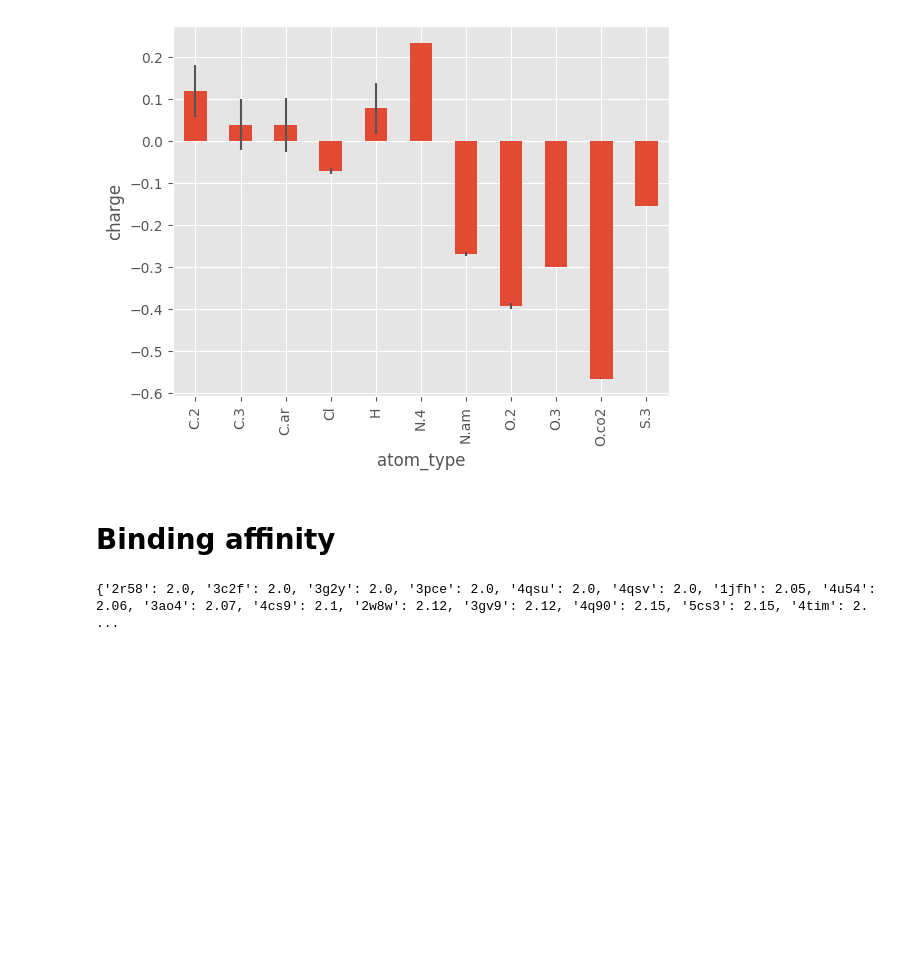
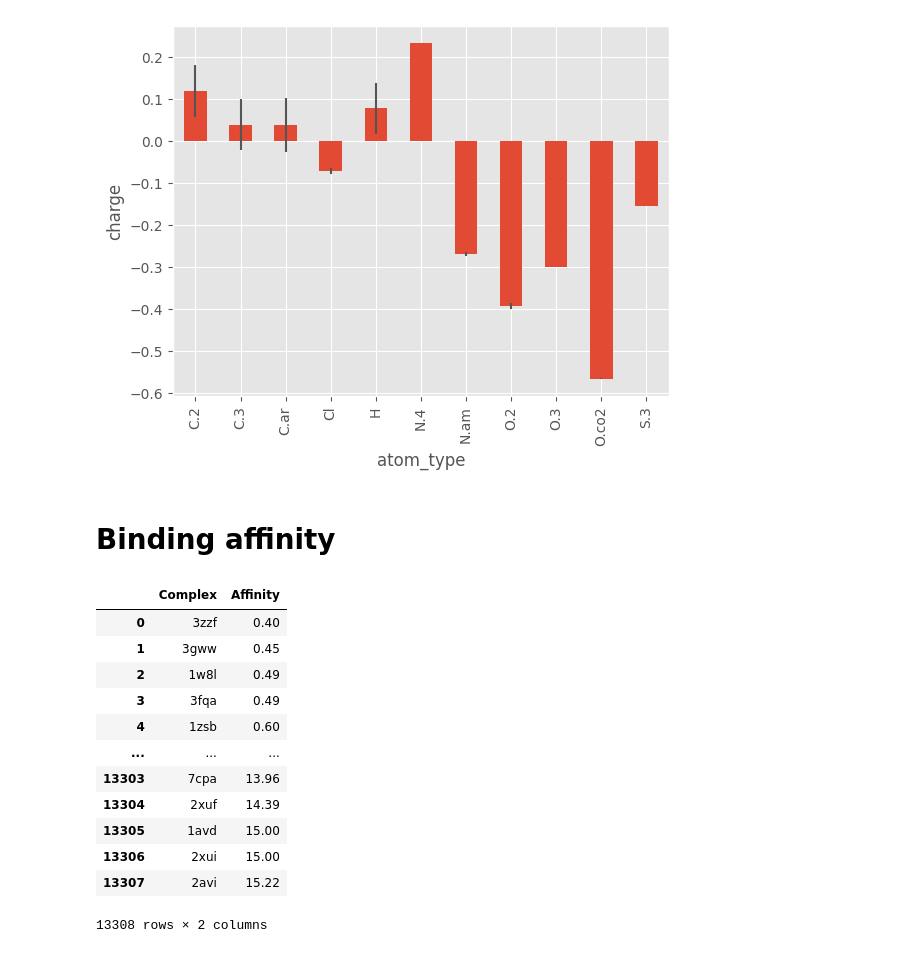
Before and after one commit to Gilgamesh60/Binding_affinity_predictor, a Jupyter notebook: PDBBindv2016_data_visualizations.ipynb, the cells around one changed output. Drawn from its saved outputs; the diff is of its cells as text; code cells hidden in the pictures; blank space fills up the shorter version.

```diff
--- a/PDBBindv2016_data_visualizations.ipynb
+++ b/PDBBindv2016_data_visualizations.ipynb
@@ -298,7 +298,21 @@ def get_binding_affinity(filename):
 
     return map_complex_to_affinity
 # %%
-map_complex_to_affinity = get_binding_affinity("/content/drive/MyDrive/binding_affinity_project/general-set-except-refined//index/INDEX_refined_data.2016")
-print(map_complex_to_affinity)
+map_complex_to_affinity = get_binding_affinity("/content/drive/MyDrive/binding_affinity_project/general-set-except-refined/index/INDEX_general_PL_data.2016")
-# %% [output]
-{'2r58': 2.0, '3c2f': 2.0, '3g2y': 2.0, '3pce': 2.0, '4qsu': 2.0, '4qsv': 2.0, '1jfh': 2.05, '4u54': 2.06, '3ao4': 2.07, '4cs9': 2.1, '2w8w': 2.12, '3gv9': 2.12, '4q90': 2.15, '5cs3': 2.15, '4tim': 2. ...
+# %%
+df = pd.DataFrame(map_complex_to_affinity.items(), columns=['Complex', 'Affinity'])
+df
+# %% [output]
+|  | Complex | Affinity |
+| 0 | 3zzf | 0.40 |
+| 1 | 3gww | 0.45 |
+| 2 | 1w8l | 0.49 |
+| 3 | 3fqa | 0.49 |
+| 4 | 1zsb | 0.60 |
+| ... | ... | ... |
+| 13303 | 7cpa | 13.96 |
+| 13304 | 2xuf | 14.39 |
+| 13305 | 1avd | 15.00 |
+| 13306 | 2xui | 15.00 |
+| 13307 | 2avi | 15.22 |
+13308 rows × 2 columns
```
Also changed, not shown: parts of 1 cell of this notebook.
